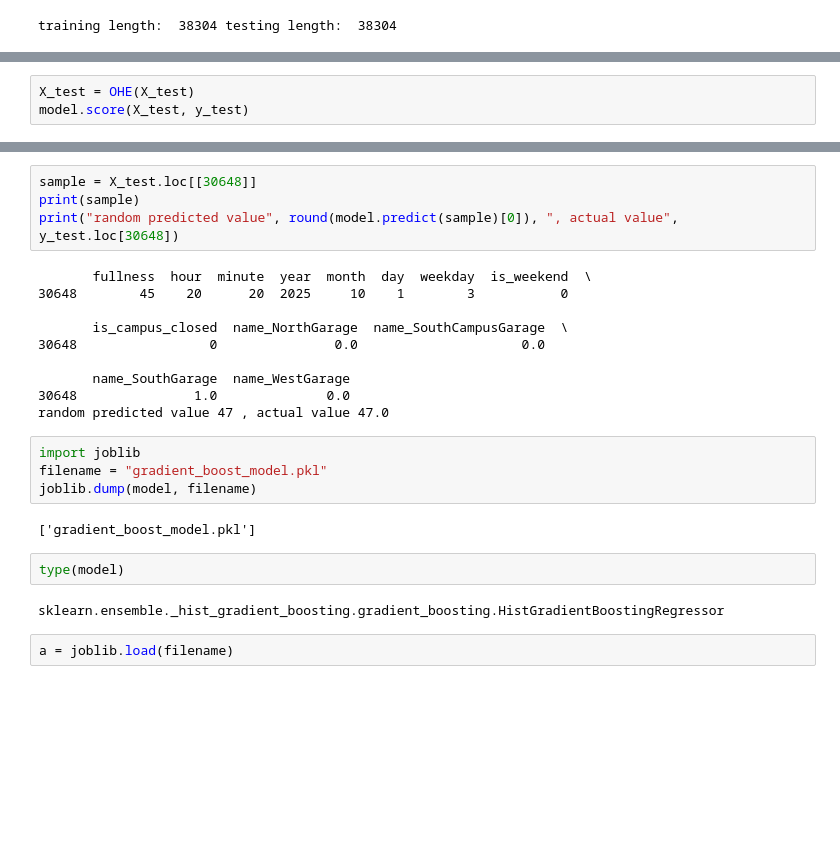
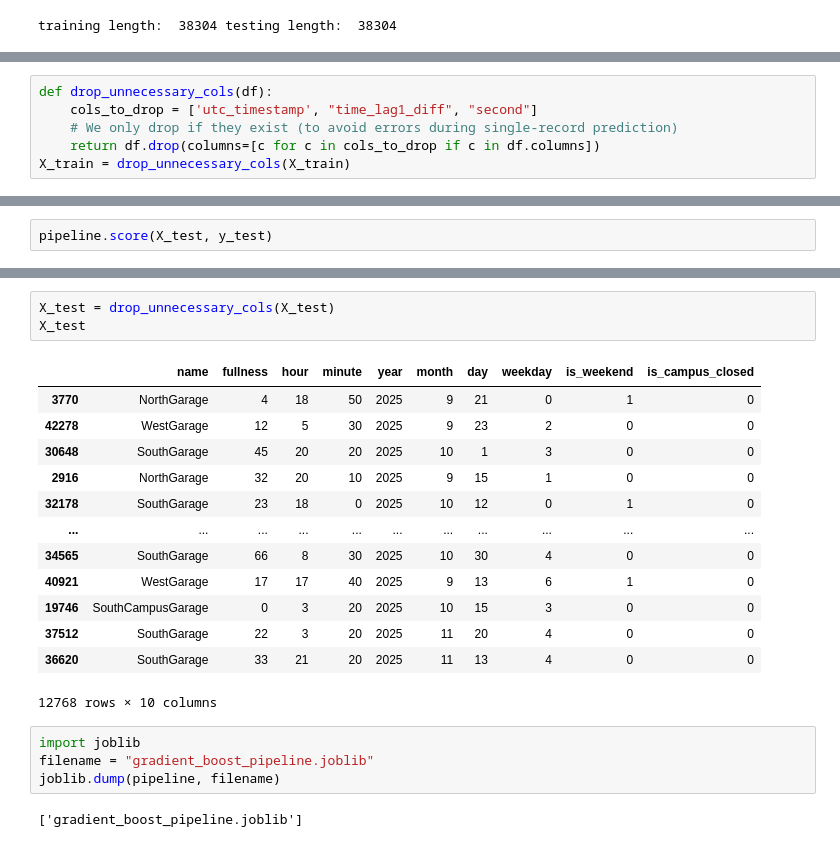
Before and after one commit to ryantangit/sjsubark, a Jupyter notebook: inference/experiment/testing.ipynb, the cells around one changed output, grey strips where cells are left out. Drawn from its saved outputs; the diff is of its cells as text; blank space fills up the shorter version.

Commit message:
pipeline defined, predict 1 increment

```diff
--- a/inference/experiment/testing.ipynb
+++ b/inference/experiment/testing.ipynb
@@ -69,0 +50,6 @@ model.score(X_train, y_train)
+# %%
+def drop_unnecessary_cols(df):
+    cols_to_drop = ['utc_timestamp', "time_lag1_diff", "second"]
+    # We only drop if they exist (to avoid errors during single-record prediction)
+    return df.drop(columns=[c for c in cols_to_drop if c in df.columns])
+X_train = drop_unnecessary_cols(X_train)
@@ -70,4 +82,3 @@ model.score(X_train, y_train)
 # %%
-X_test = OHE(X_test)
-model.score(X_test, y_test)
+pipeline.score(X_test, y_test)
 # %% [output]
@@ -75,26 +86,23 @@ model.score(X_test, y_test)
-# %%
-sample = X_test.loc[[30648]]
-print(sample)
-print("random predicted value", round(model.predict(sample)[0]), ", actual value", y_test.loc[30648])
-# %% [output]
-       fullness  hour  minute  year  month  day  weekday  is_weekend  \
-30648        45    20      20  2025     10    1        3           0
-
-       is_campus_closed  name_NorthGarage  name_SouthCampusGarage  \
-30648                 0               0.0                     0.0
-
-       name_SouthGarage  name_WestGarage
-30648               1.0              0.0
-random predicted value 47 , actual value 47.0
+# %%
+X_test = drop_unnecessary_cols(X_test)
+X_test
+# %% [output]
+|  | name | fullness | hour | minute | year | month | day | weekday | is_weekend | is_campus_closed |
+| 3770 | NorthGarage | 4 | 18 | 50 | 2025 | 9 | 21 | 0 | 1 | 0 |
+| 42278 | WestGarage | 12 | 5 | 30 | 2025 | 9 | 23 | 2 | 0 | 0 |
+| 30648 | SouthGarage | 45 | 20 | 20 | 2025 | 10 | 1 | 3 | 0 | 0 |
+| 2916 | NorthGarage | 32 | 20 | 10 | 2025 | 9 | 15 | 1 | 0 | 0 |
+| 32178 | SouthGarage | 23 | 18 | 0 | 2025 | 10 | 12 | 0 | 1 | 0 |
+| ... | ... | ... | ... | ... | ... | ... | ... | ... | ... | ... |
+| 34565 | SouthGarage | 66 | 8 | 30 | 2025 | 10 | 30 | 4 | 0 | 0 |
+| 40921 | WestGarage | 17 | 17 | 40 | 2025 | 9 | 13 | 6 | 1 | 0 |
+| 19746 | SouthCampusGarage | 0 | 3 | 20 | 2025 | 10 | 15 | 3 | 0 | 0 |
+| 37512 | SouthGarage | 22 | 3 | 20 | 2025 | 11 | 20 | 4 | 0 | 0 |
+| 36620 | SouthGarage | 33 | 21 | 20 | 2025 | 11 | 13 | 4 | 0 | 0 |
+12768 rows × 10 columns
 # %%
 import joblib
-filename = "gradient_boost_model.pkl"
-joblib.dump(model, filename)
+filename = "gradient_boost_pipeline.joblib"
+joblib.dump(pipeline, filename)
 # %% [output]
-['gradient_boost_model.pkl']
+['gradient_boost_pipeline.joblib']
-# %%
-type(model)
-# %% [output]
-sklearn.ensemble._hist_gradient_boosting.gradient_boosting.HistGradientBoostingRegressor
-# %%
-a = joblib.load(filename)
```
Also changed, not shown: parts of 5 cells of this notebook, 5 other files.
